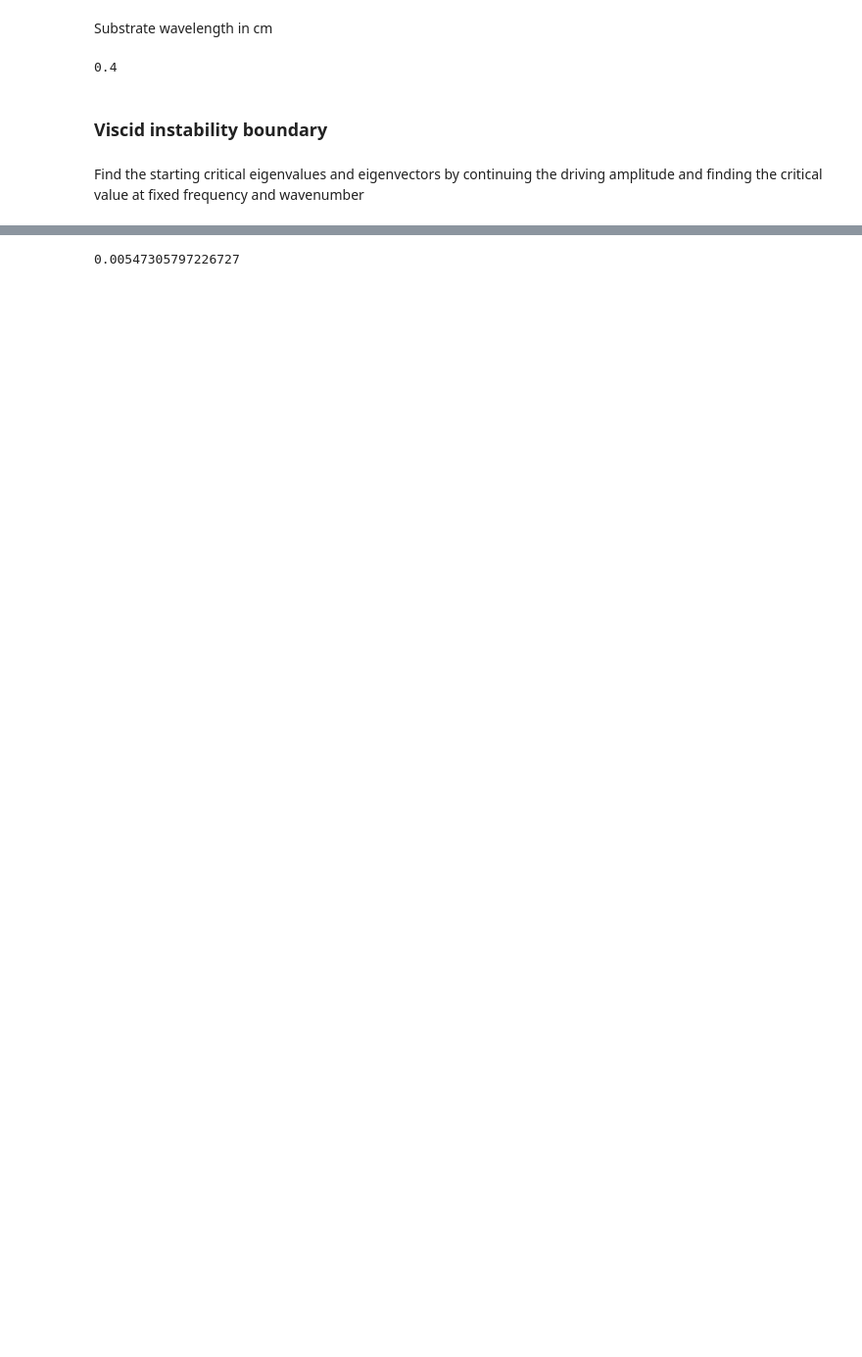
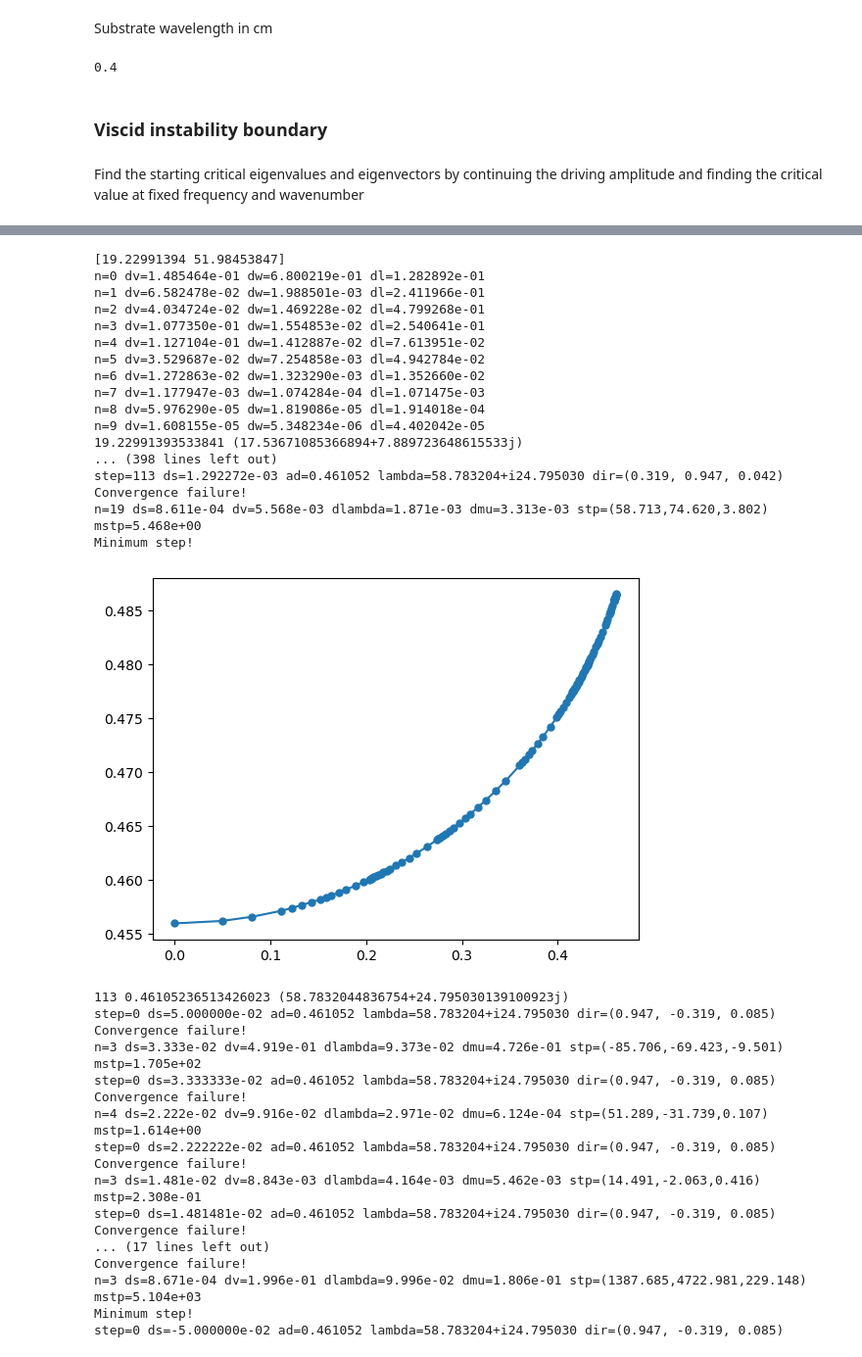
Before and after one commit to znicolaou/viscidfaraday, a Jupyter notebook: viscid_experiment_new.ipynb, the cells around one changed output, grey strips where cells are left out. Shown: that part at 98% size. Drawn from its saved outputs; the diff is of its cells as text; code cells hidden in the pictures; blank space fills up the shorter version.

```diff
--- a/viscid_experiment_new.ipynb
+++ b/viscid_experiment_new.ipynb
@@ -198,4 +120,14 @@ n=4 dv=6.854821e-05 dw=7.211481e-05 dl=1.965469e-05
 # %%
+argsdict['kx']=k0
+argsdict['ky']=0
+F,G=viscid.inviscid_mat_undriven(argsdict)
+Ginv=np.linalg.inv(G)
+evals,revecs,levecs=eig(Ginv.dot(F).astype(complex),right=True,left=True)
+order=np.argsort(np.real(evals))
+#we use an initial driving frequency of 90% of the inviscid resonant frequency because the viscid resonances are smaller
+freq0s=np.real(0.9*evals[order[:2]]**0.5/(2*np.pi/2))
+print(freq0s)
+
 F,G=viscid.inviscid_mat_undriven(argsdict)
 Ginv=np.linalg.inv(G)
 evals,revecs,levecs=eig(Ginv.dot(F).astype(complex),right=True,left=True)
@@ -203,14 +135,15 @@ order=np.argsort(evals)
 
 argsdict['verbose']=1
 argsdict['lambdamax']=np.inf
-ds=1E-1
+ds=5E-2
 dsmax=5E-1
+argsdict['itmax']=20
 argsdict['ds']=ds
 argsdict['dsmax']=dsmax
-argsdict['dsmin']=1E-8
-argsdict['epsl']=1E-3
+argsdict['dsmin']=1E-3
+argsdict['epsl']=1E-4
 argsdict['epsu']=1E-2
-argsdict['epstp']=np.inf
+argsdict['epstp']=5E0
 
 ads01=[]
 ads02=[]
@@ -225,8 +158,8 @@ omegas01=[]
 omegas02=[]
 omegas03=[]
 
-load=True
-overwrite=False
+load=False
+overwrite=True
 
 start=timeit.default_timer()
 for j in range(2):
@@ -270,6 +203,7 @@ for j in range(2):
         omega0=omegas[-1]
         v0=vs[-1]
         w0=ws[-1]
+        print(freq0,omegas[-1]/np.pi)
         argsdict['par']='ad'
         argsdict['pari']=0
         argsdict['parf']=admax
@@ -280,6 +214,8 @@ for j in range(2):
         vs01=vs01+[vs]
         ws01=ws01+[ws]
         ads01=ads01+[pars]
+        plt.plot(ads01[j],np.real(omegas01[j])/(2*np.pi*freq0s[j]),c=colors[0], marker='o', ms=5)
+        plt.show()
 
         ind=np.argmax(pars)
         fomega=interp1d(np.arange(len(omegas)),omegas,kind='cubic')
@@ -288,10 +224,13 @@ for j in range(2):
         fpar=interp1d(np.arange(len(omegas)),pars,kind='cubic')
         fdir=interp1d(np.arange(len(omegas)),np.array(dirs).T,kind='cubic')
 
-        if pars[ind-2]<pars[ind] and pars[ind+2]<pars[ind]:
-            find=minimize_scalar(lambda x: -fpar(x),bracket=(ind-1,ind+1)).x
+        if ind<len(pars)-3:
+            if pars[ind-2]<pars[ind] and pars[ind+2]<pars[ind]:
+                find=minimize_scalar(lambda x: -fpar(x),bracket=(ind-1,ind+1)).x
+            else:
+                find=minimize_scalar(lambda x: fpar(x),bracket=(ind-1,ind+1)).x
         else:
-            find=minimize_scalar(lambda x: fpar(x),bracket=(ind-1,ind+1)).x
+            find=ind
 
         omega0=complex(fomega(find))
         v0=fv(find)
@@ -331,31 +270,65 @@ for j in range(2):
 
             np.save('data/experiment/%iomegas02.npy'%(j),omegas02[j])
             np.save('data/experiment/%iads02.npy'%(j),ads02[j])
             np.save('data/experiment/%ivs02.npy'%(j),vs02[j])
             np.save('data/experiment/%iws02.npy'%(j),ws02[j])
 
             np.save('data/experiment/%iomegas03.npy'%(j),omegas03[j])
             np.save('data/experiment/%iads03.npy'%(j),ads03[j])
             np.save('data/experiment/%ivs03.npy'%(j),vs03[j])
             np.save('data/experiment/%iws03.npy'%(j),ws03[j])
     else:
         omegas01=omegas01+[np.load('data/experiment/%iomegas01.npy'%(j))]
         ads01=ads01+[np.load('data/experiment/%iads01.npy'%(j))]
         vs01=vs01+[np.load('data/experiment/%ivs01.npy'%(j))]
         ws01=ws01+[np.load('data/experiment/%iws01.npy'%(j))]
 
         omegas02=omegas02+[np.load('data/experiment/%iomegas02.npy'%(j))]
         ads02=ads02+[np.load('data/experiment/%iads02.npy'%(j))]
         vs02=vs02+[np.load('data/experiment/%ivs02.npy'%(j))]
         ws02=ws02+[np.load('data/experiment/%iws02.npy'%(j))]
 
         omegas03=omegas03+[np.load('data/experiment/%iomegas03.npy'%(j))]
         ads03=ads03+[np.load('data/experiment/%iads03.npy'%(j))]
         vs03=vs03+[np.load('data/experiment/%ivs03.npy'%(j))]
         ws03=ws03+[np.load('data/experiment/%iws03.npy'%(j))]
 
 
 stop=timeit.default_timer()
 print(stop-start)
 # %% [output]
-0.00547305797226727
+[19.22991394 51.98453847]
+n=0 dv=1.485464e-01 dw=6.800219e-01 dl=1.282892e-01
+n=1 dv=6.582478e-02 dw=1.988501e-03 dl=2.411966e-01
+n=2 dv=4.034724e-02 dw=1.469228e-02 dl=4.799268e-01
+n=3 dv=1.077350e-01 dw=1.554853e-02 dl=2.540641e-01
+n=4 dv=1.127104e-01 dw=1.412887e-02 dl=7.613951e-02
+n=5 dv=3.529687e-02 dw=7.254858e-03 dl=4.942784e-02
+n=6 dv=1.272863e-02 dw=1.323290e-03 dl=1.352660e-02
+n=7 dv=1.177947e-03 dw=1.074284e-04 dl=1.071475e-03
+n=8 dv=5.976290e-05 dw=1.819086e-05 dl=1.914018e-04
+n=9 dv=1.608155e-05 dw=5.348234e-06 dl=4.402042e-05
+19.22991393533841 (17.53671085366894+7.889723648615533j)
+... (398 lines left out)
+step=113 ds=1.292272e-03 ad=0.461052 lambda=58.783204+i24.795030 dir=(0.319, 0.947, 0.042)
+Convergence failure!
+n=19 ds=8.611e-04 dv=5.568e-03 dlambda=1.871e-03 dmu=3.313e-03 stp=(58.713,74.620,3.802) mstp=5.468e+00
+Minimum step!
+[figure, added]
+113 0.46105236513426023 (58.7832044836754+24.795030139100923j)
+step=0 ds=5.000000e-02 ad=0.461052 lambda=58.783204+i24.795030 dir=(0.947, -0.319, 0.085)
+Convergence failure!
+n=3 ds=3.333e-02 dv=4.919e-01 dlambda=9.373e-02 dmu=4.726e-01 stp=(-85.706,-69.423,-9.501) mstp=1.705e+02
+step=0 ds=3.333333e-02 ad=0.461052 lambda=58.783204+i24.795030 dir=(0.947, -0.319, 0.085)
+Convergence failure!
+n=4 ds=2.222e-02 dv=9.916e-02 dlambda=2.971e-02 dmu=6.124e-04 stp=(51.289,-31.739,0.107) mstp=1.614e+00
+step=0 ds=2.222222e-02 ad=0.461052 lambda=58.783204+i24.795030 dir=(0.947, -0.319, 0.085)
+Convergence failure!
+n=3 ds=1.481e-02 dv=8.843e-03 dlambda=4.164e-03 dmu=5.462e-03 stp=(14.491,-2.063,0.416) mstp=2.308e-01
+step=0 ds=1.481481e-02 ad=0.461052 lambda=58.783204+i24.795030 dir=(0.947, -0.319, 0.085)
+Convergence failure!
+... (17 lines left out)
+Convergence failure!
+n=3 ds=8.671e-04 dv=1.996e-01 dlambda=9.996e-02 dmu=1.806e-01 stp=(1387.685,4722.981,229.148) mstp=5.104e+03
+Minimum step!
+step=0 ds=-5.000000e-02 ad=0.461052 lambda=58.783204+i24.795030 dir=(0.947, -0.319, 0.085)
```
Also changed, not shown: parts of 8 cells of this notebook.
